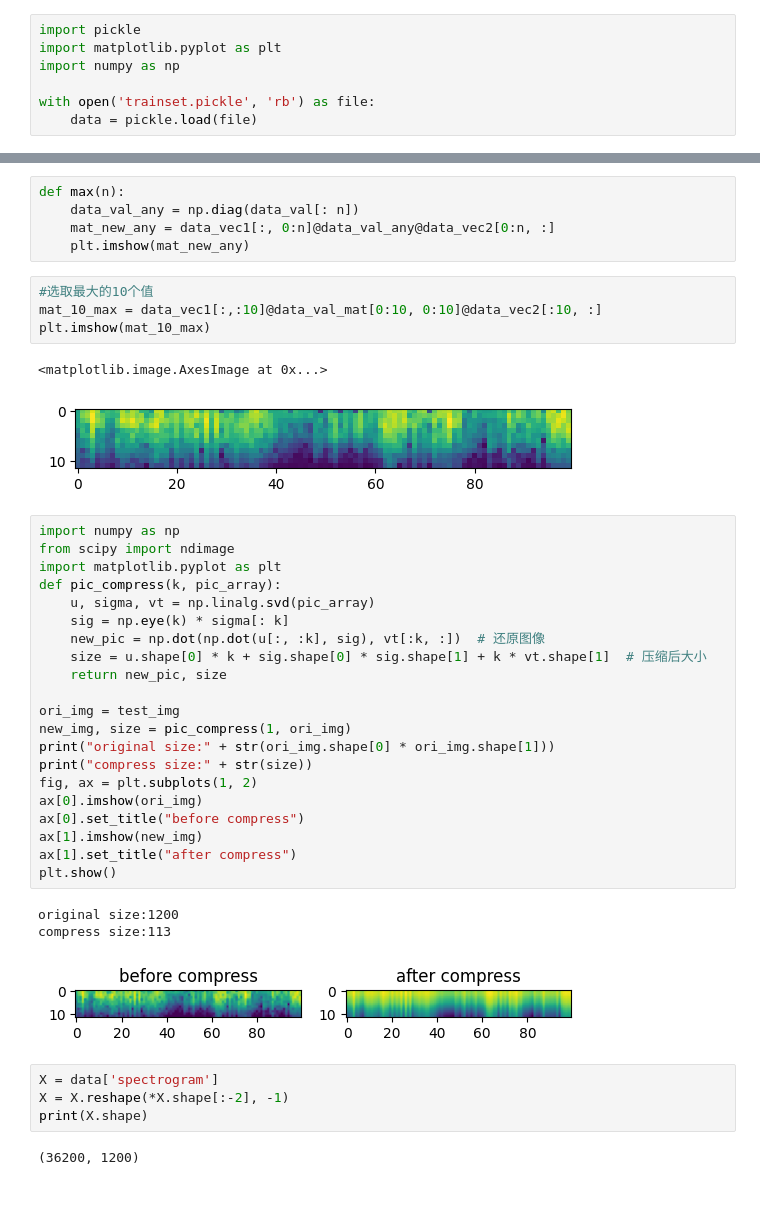
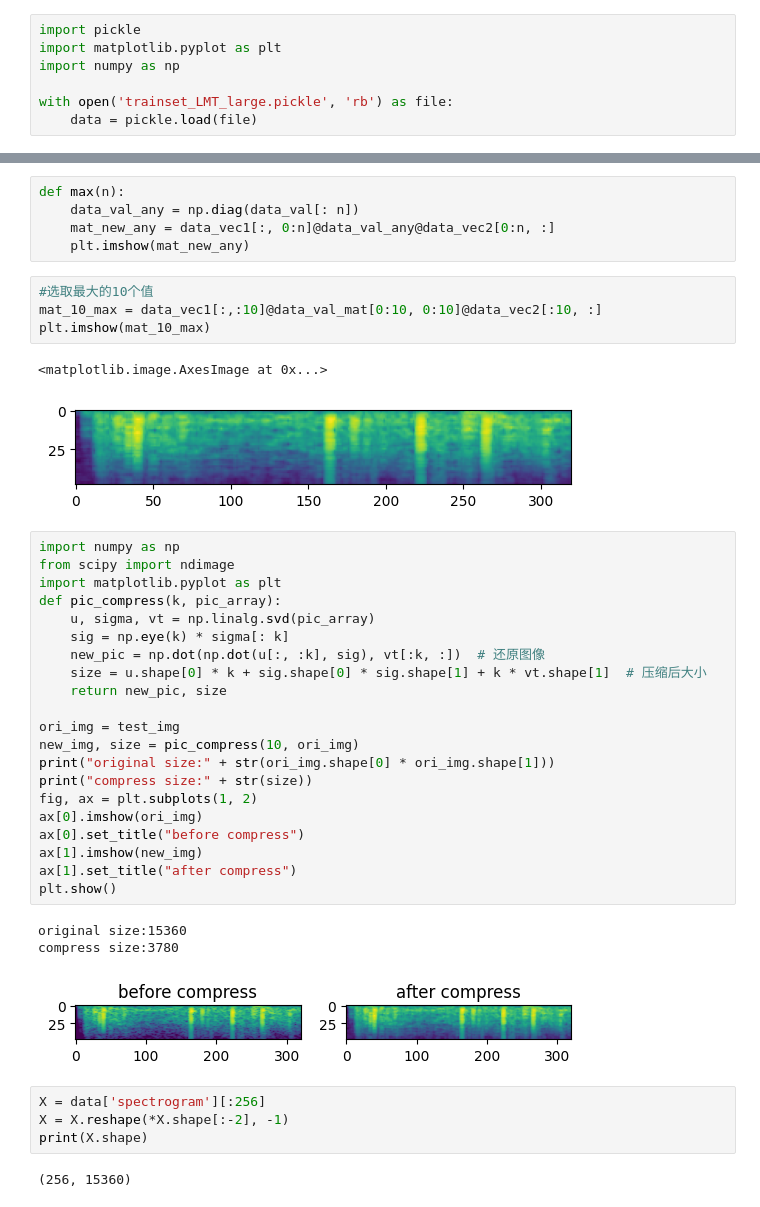
Before and after one commit to shinolab/vibrotactile-autoencoder, a Jupyter notebook: SVD_test.ipynb, the cells around one changed output, grey strips where cells are left out. Drawn from its saved outputs; the diff is of its cells as text.

```diff
--- a/SVD_test.ipynb
+++ b/SVD_test.ipynb
@@ -3,7 +3,7 @@ import pickle
 import matplotlib.pyplot as plt
 import numpy as np
 
-with open('trainset.pickle', 'rb') as file:
+with open('trainset_LMT_large.pickle', 'rb') as file:
     data = pickle.load(file)
 # %%
 test_img = data['spectrogram'][0].squeeze()
@@ -32,38 +32,38 @@ mat_10_max = data_vec1[:,:10]@data_val_mat[0:10, 0:10]@data_vec2[:10, :]
 plt.imshow(mat_10_max)
 # %% [output]
 <matplotlib.image.AxesImage at 0x...>
-[figure, old version]
+[figure, new version]
 # %%
 import numpy as np
 from scipy import ndimage
 import matplotlib.pyplot as plt
 def pic_compress(k, pic_array):
     u, sigma, vt = np.linalg.svd(pic_array)
     sig = np.eye(k) * sigma[: k]
     new_pic = np.dot(np.dot(u[:, :k], sig), vt[:k, :])  # 还原图像
     size = u.shape[0] * k + sig.shape[0] * sig.shape[1] + k * vt.shape[1]  # 压缩后大小
     return new_pic, size
 
 ori_img = test_img
-new_img, size = pic_compress(1, ori_img)
+new_img, size = pic_compress(10, ori_img)
 print("original size:" + str(ori_img.shape[0] * ori_img.shape[1]))
 print("compress size:" + str(size))
 fig, ax = plt.subplots(1, 2)
 ax[0].imshow(ori_img)
 ax[0].set_title("before compress")
 ax[1].imshow(new_img)
 ax[1].set_title("after compress")
 plt.show()
 # %% [output]
-original size:1200
-compress size:113
+original size:15360
+compress size:3780
-[figure, old version]
+[figure, new version]
 # %%
-X = data['spectrogram']
+X = data['spectrogram'][:256]
 X = X.reshape(*X.shape[:-2], -1)
 print(X.shape)
 # %% [output]
-(36200, 1200)
+(256, 15360)
 # %%
 from sklearn.decomposition import PCA
 
```
Also changed, not shown: parts of 4 cells of this notebook, 14 other files.
